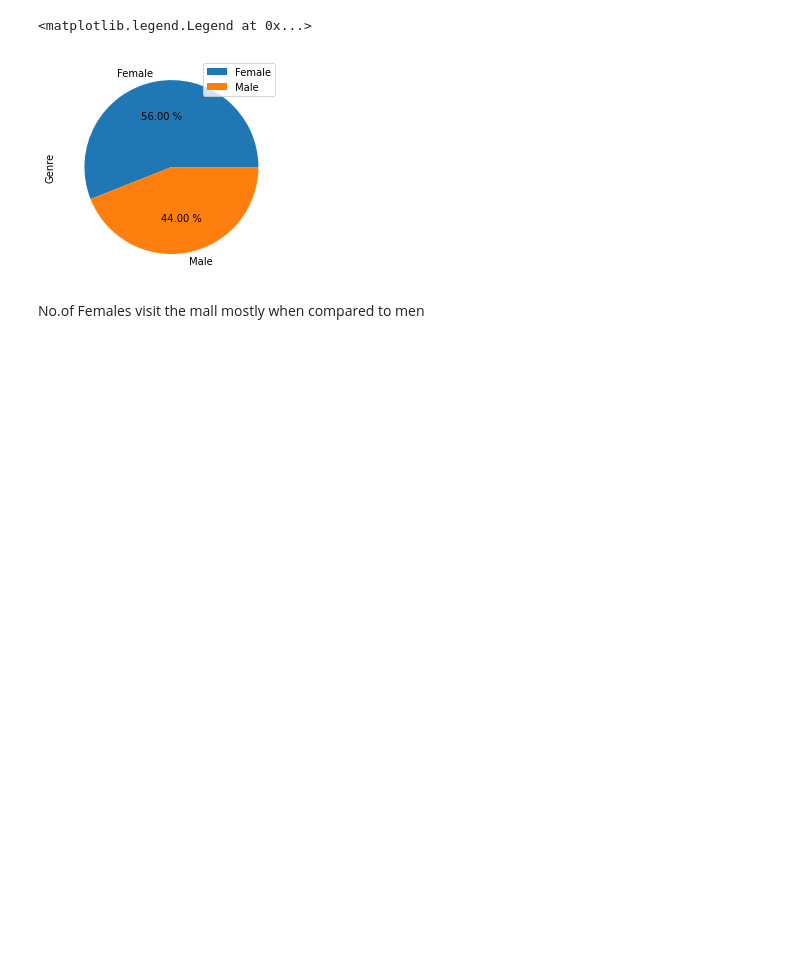
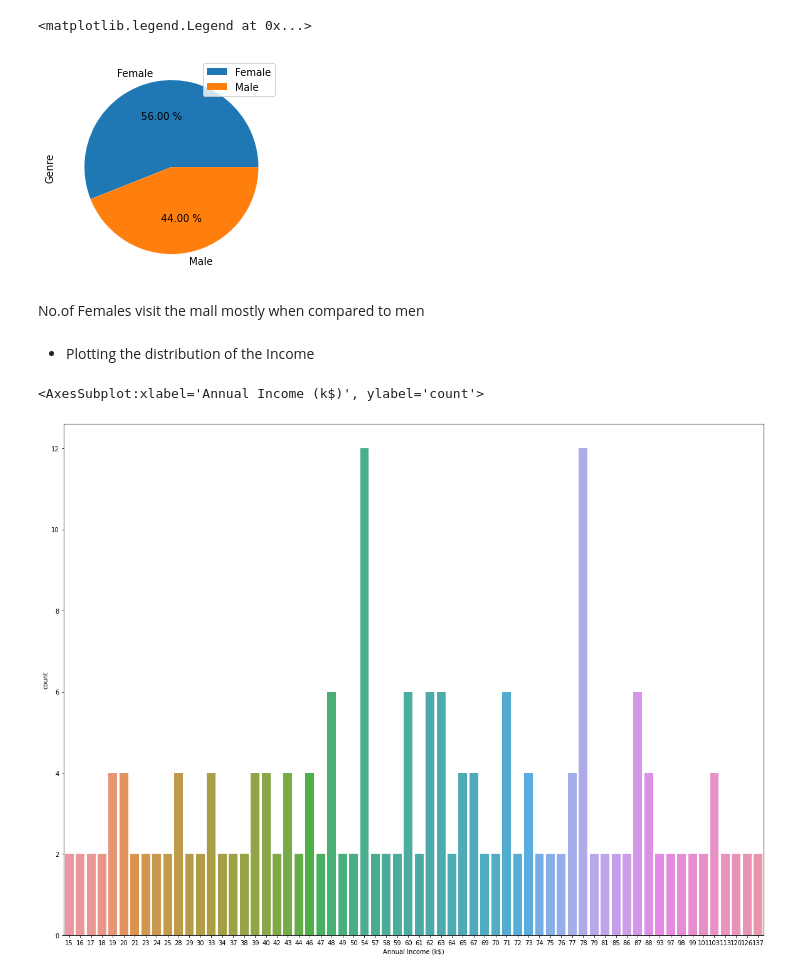
Before and after one commit to Naveen-Karanamu/Customer-Segmentation, a Jupyter notebook: main.ipynb, the cells around one changed output. Drawn from its saved outputs; the diff is of its cells as text; code cells hidden in the pictures; blank space fills up the shorter version.

Commit message:
Plotted : Distribution of the Salariesd

```diff
--- a/main.ipynb
+++ b/main.ipynb
@@ -105,3 +105,11 @@ plt.legend()
 [figure]
 # %% [markdown]
 No.of Females visit the mall mostly when compared to men
+# %% [markdown]
+* Plotting the distribution of the Income
+# %%
+plt.figure(figsize=(20,15))
+sns.countplot(data=df,x="Annual Income (k$)")
+# %% [output]
+<AxesSubplot:xlabel='Annual Income (k$)', ylabel='count'>
+[figure, added]
```
